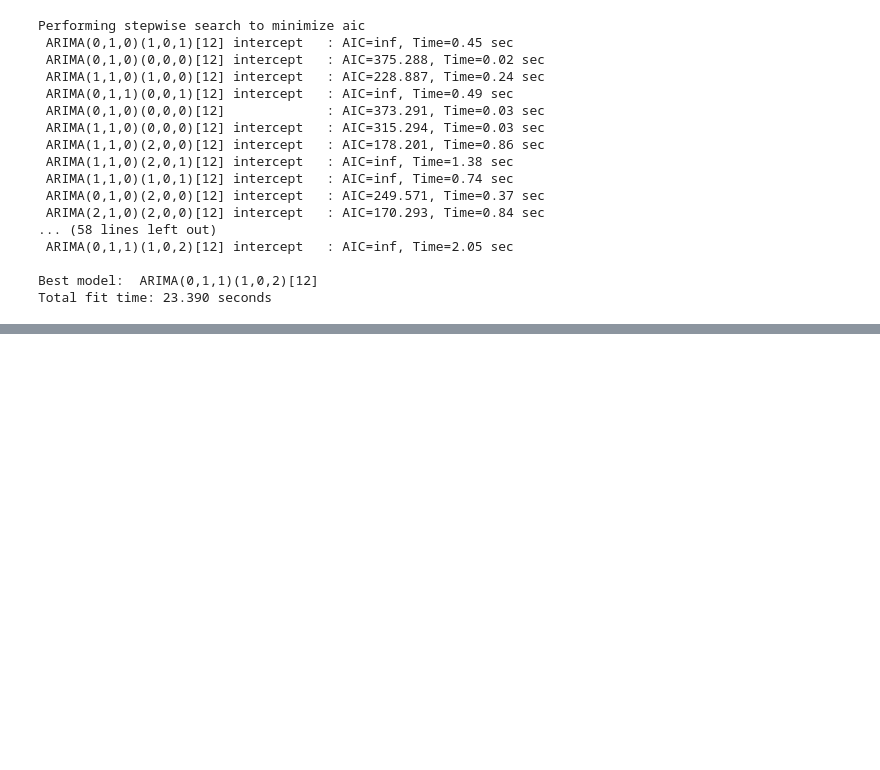
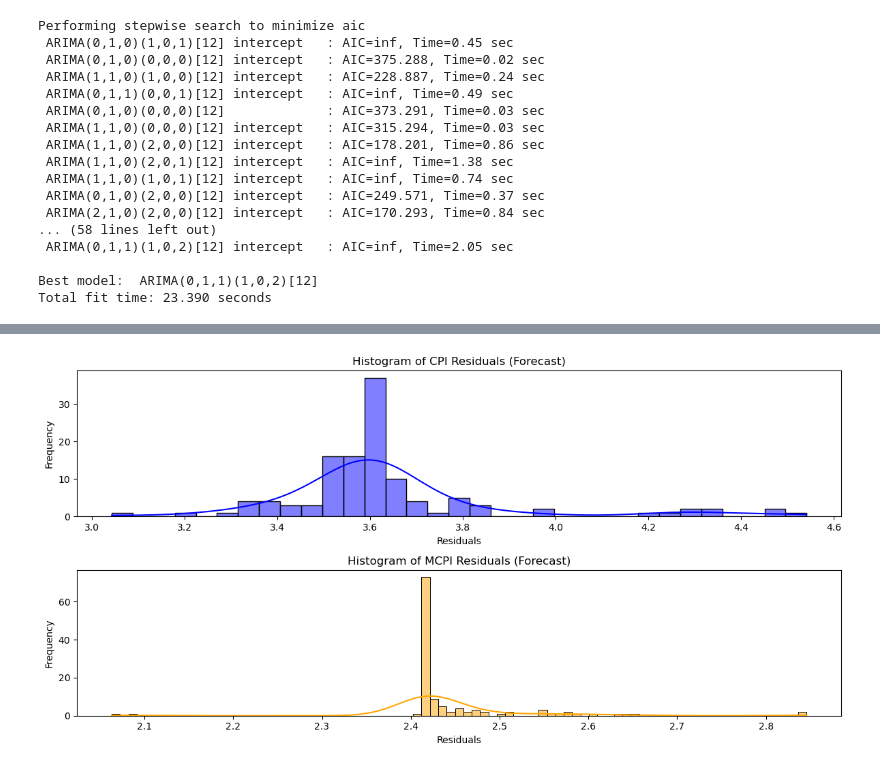
Before and after one commit to camigutie/DS4002-Project2, a Jupyter notebook: SCRIPTS/analysis.ipynb, the cells around one changed output, grey strips where cells are left out. Saved outputs shown, nothing was run; the diff lists cells and outputs as text; code cells hidden in the pictures; blank space fills up the shorter version.

```diff
--- a/SCRIPTS/analysis.ipynb
+++ b/SCRIPTS/analysis.ipynb
@@ -275,0 +366,38 @@ plt.show()
+# %%
+# Forecasting the next 'n_periods' steps
+forecast_cpi = sarima_cpi_model.predict(n_periods=max(future_steps))
+forecast_mcpi = sarima_mcpi_model.predict(n_periods=max(future_steps))
+
+# Create a date range for the forecast period
+forecast_index_cpi = pd.date_range(start=df_sarima.index[-1], periods=max(future_steps) + 1, freq='MS')[1:]
+forecast_index_mcpi = pd.date_range(start=df_sarima.index[-1], periods=max(future_steps) + 1, freq='MS')[1:]
+
+# Residuals are the difference between the actual future values and forecasted values.
+# Since we don't have the actual future values, we will use the forecast residuals themselves.
+
+# Forecast residuals (as a proxy for residuals in case of missing actual data)
+residuals_cpi = forecast_cpi
+residuals_mcpi = forecast_mcpi
+
+# Plot histogram of residuals for CPI and MCPI
+plt.figure(figsize=(12, 6))
+
+# Plot histogram for CPI residuals (Forecast residuals)
+plt.subplot(2, 1, 1)
+sns.histplot(residuals_cpi, kde=True, color='blue')
+plt.title('Histogram of CPI Residuals (Forecast)')
+plt.xlabel('Residuals')
+plt.ylabel('Frequency')
+
+# Plot histogram for MCPI residuals (Forecast residuals)
+plt.subplot(2, 1, 2)
+sns.histplot(residuals_mcpi, kde=True, color='orange')
+plt.title('Histogram of MCPI Residuals (Forecast)')
+plt.xlabel('Residuals')
+plt.ylabel('Frequency')
+
+plt.tight_layout()
+plt.savefig('../OUTPUT/res2.png')
+plt.show()
+# %% [output]
+[figure, added]
```
Also changed, not shown: parts of 8 cells of this notebook, 2 other files.
